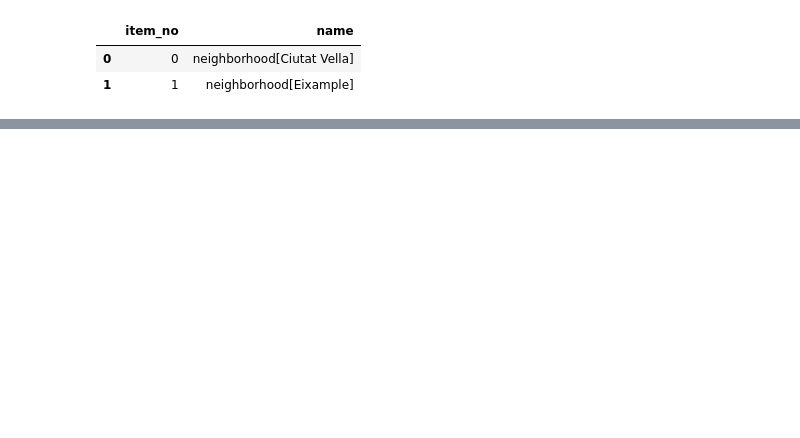
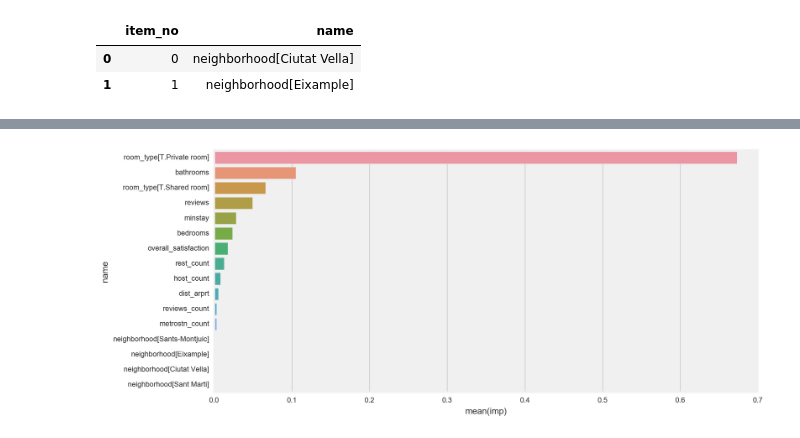
Before and after one commit to Jyojha/DS_Projects, a Jupyter notebook: Barcelona_Model_RF.ipynb, the cells around one changed output, grey strips where cells are left out. Saved outputs shown, nothing was run; the diff lists cells and outputs as text; code cells hidden in the pictures; blank space fills up the shorter version.

```diff
--- a/Barcelona_Model_RF.ipynb
+++ b/Barcelona_Model_RF.ipynb
@@ -199,0 +200,8 @@ feature_val.head(25)
+# %%
+fig, ax = plt.subplots(figsize=(12,6))
+
+sns.barplot(y = feature_val.loc[0:15,:].name, x = feature_val.loc[0:15,:].imp, data=feature_val.loc[0:15,:],orient=""
+           )
+plt.show()
+# %% [output]
+[figure, added]
```
Also changed, not shown: parts of 10 cells of this notebook.
